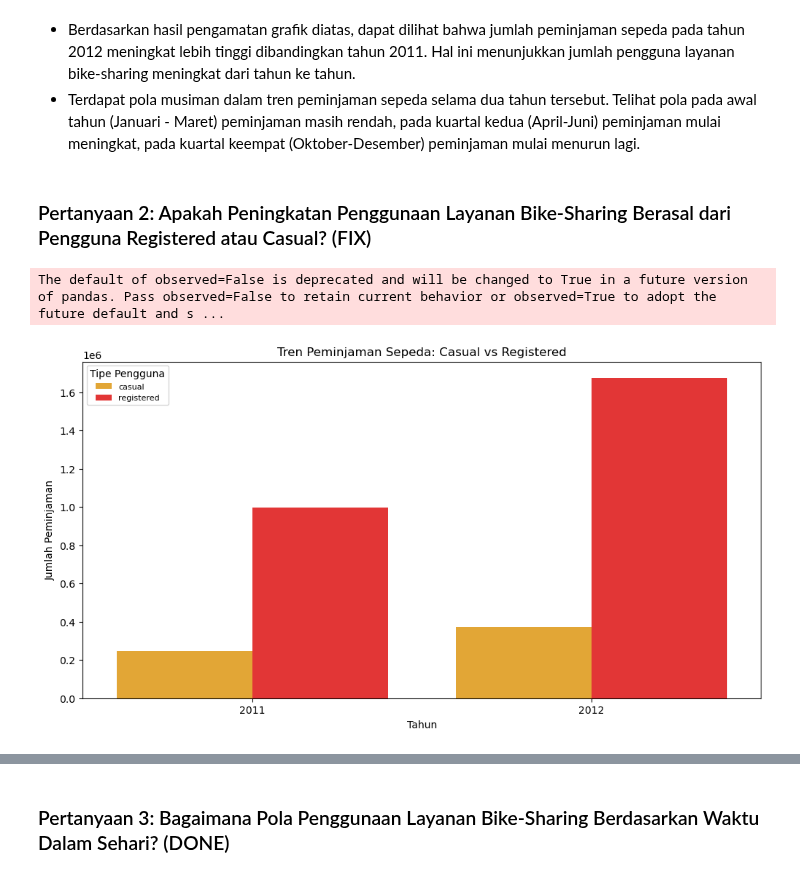
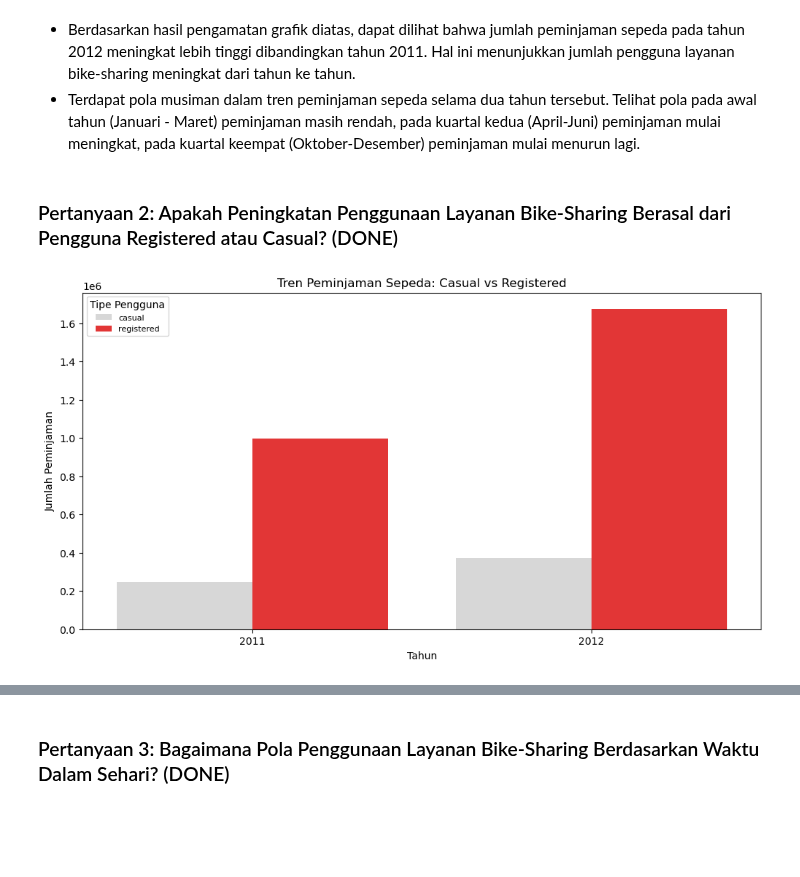
Before and after one commit to alouvre/BADDP_DicodingSubmission_ProyekAnalisisData, a Jupyter notebook: notebook.ipynb, the cells around one changed output, grey strips where cells are left out. Cells and saved outputs as stored; diff of their text form; code cells hidden in the pictures; blank space fills up the shorter version.

```diff
--- a/notebook.ipynb
+++ b/notebook.ipynb
@@ -584,19 +599,15 @@ plt.show()
 - Berdasarkan hasil pengamatan grafik diatas, dapat dilihat bahwa jumlah peminjaman sepeda pada tahun 2012 meningkat lebih tinggi dibandingkan tahun 2011. Hal ini menunjukkan jumlah pengguna layanan bike-sharing meningkat dari tahun ke tahun.
 - Terdapat pola musiman dalam tren peminjaman sepeda selama dua tahun tersebut. Telihat pola pada awal tahun (Januari - Maret) peminjaman masih rendah, pada kuartal kedua (April-Juni) peminjaman mulai meningkat, pada kuartal keempat (Oktober-Desember) peminjaman mulai menurun lagi.
 # %% [markdown]
-### Pertanyaan 2: Apakah Peningkatan Penggunaan Layanan Bike-Sharing Berasal dari Pengguna Registered atau Casual? (FIX)
+### Pertanyaan 2: Apakah Peningkatan Penggunaan Layanan Bike-Sharing Berasal dari Pengguna Registered atau Casual? (DONE)
 # %%
-df_yearly_users = df_day.groupby('year', as_index=False)[['casual', 'registered']].sum()
-df_melted = df_yearly_users.melt(id_vars="year", var_name="user_type", value_name="count")
-
 plt.figure(figsize=(12, 6))
 sns.barplot(data=df_melted, x="year", y="count", hue="user_type",
-               palette={"casual": "orange", "registered": "red"}, alpha=0.9)
+               palette={"casual": "#D3D3D3", "registered": "red"}, alpha=0.9)
 plt.xlabel("Tahun")
 plt.ylabel("Jumlah Peminjaman")
 plt.title("Tren Peminjaman Sepeda: Casual vs Registered")
 plt.legend(title="Tipe Pengguna", fontsize=8)
 plt.show()
 # %% [output]
-The default of observed=False is deprecated and will be changed to True in a future version of pandas. Pass observed=False to retain current behavior or observed=True to adopt the future default and s ...
-[figure, old version]
+[figure, new version]
```
Also changed, not shown: parts of 10 cells of this notebook, 2 other files.
